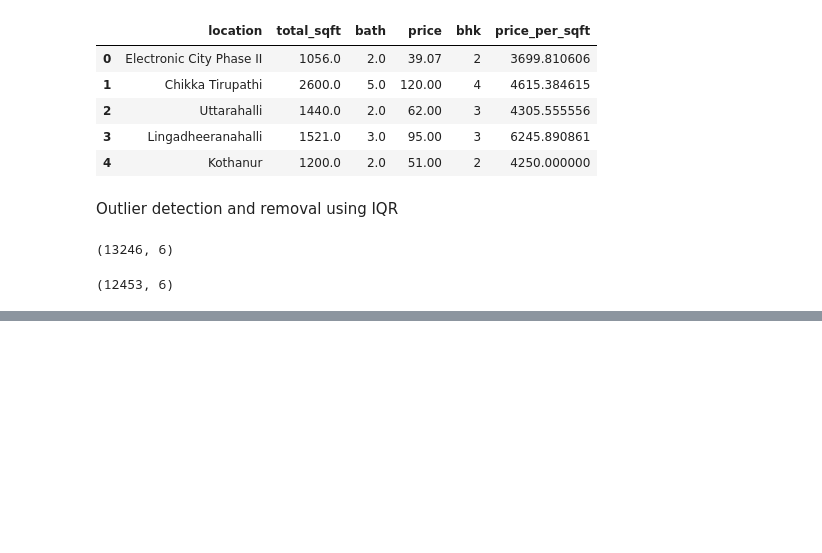
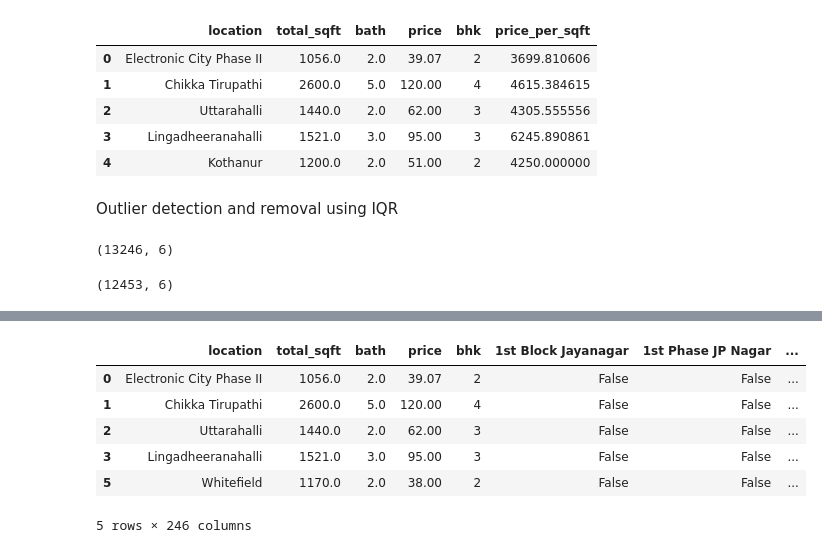
Before and after one commit to dhruv0050/Real-Estate-Price-Prediction, a Jupyter notebook: bengaluru_house_prices_prediction.ipynb, the cells around one changed output, grey strips where cells are left out. Cells and saved outputs as stored; diff of their text form; code cells hidden in the pictures; blank space fills up the shorter version.

```diff
--- a/bengaluru_house_prices_prediction.ipynb
+++ b/bengaluru_house_prices_prediction.ipynb
@@ -241,0 +313,3 @@ df6.shape
+# %%
+dummies = pd.get_dummies(df8.location)
+dummies.head()
@@ -241,0 +324,11 @@ df6.shape
+# %%
+df9 = pd.concat([df8, dummies.drop('other', axis='columns')], axis='columns')
+df9.head()
+# %% [output]
+|  | location | total_sqft | bath | price | bhk | 1st Block Jayanagar | 1st Phase JP Nagar | ... |
+| 0 | Electronic City Phase II | 1056.0 | 2.0 | 39.07 | 2 | False | False | ... |
+| 1 | Chikka Tirupathi | 2600.0 | 5.0 | 120.00 | 4 | False | False | ... |
+| 2 | Uttarahalli | 1440.0 | 2.0 | 62.00 | 3 | False | False | ... |
+| 3 | Lingadheeranahalli | 1521.0 | 3.0 | 95.00 | 3 | False | False | ... |
+| 5 | Whitefield | 1170.0 | 2.0 | 38.00 | 2 | False | False | ... |
+5 rows × 246 columns
```
Also changed, not shown: parts of 10 cells of this notebook.
